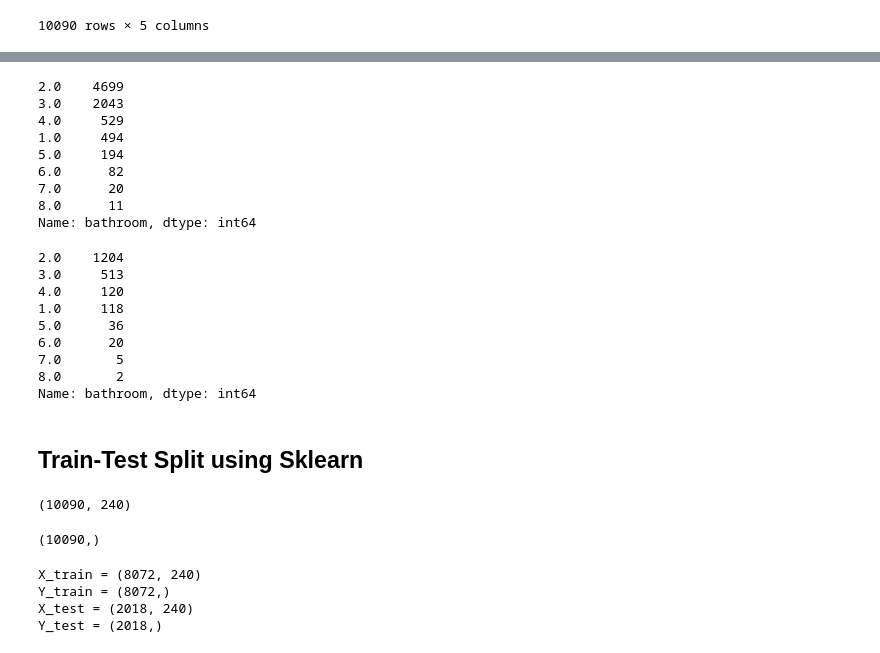
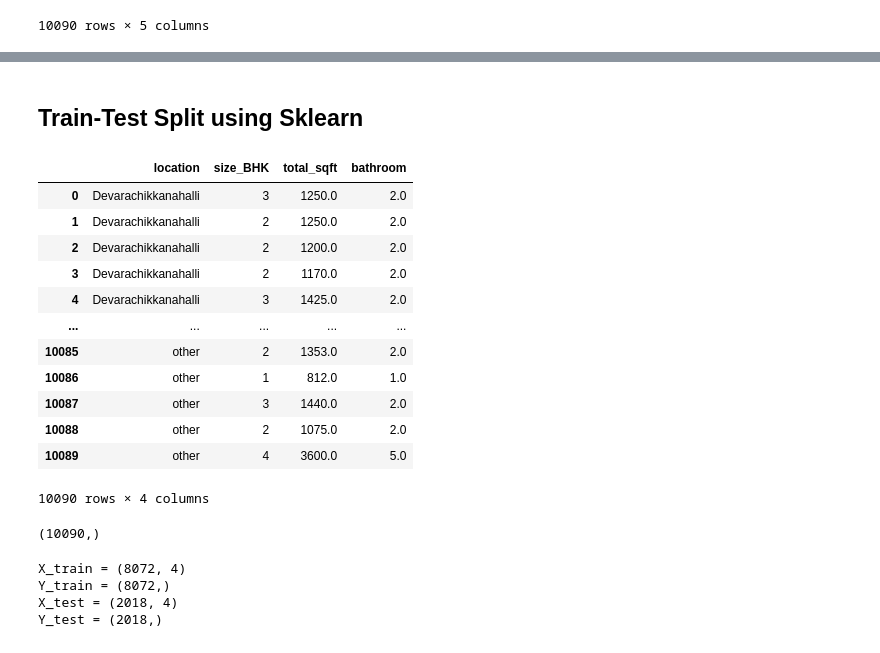
Before and after one commit to paramshah31/housePricePrediction, a Jupyter notebook: Code/experiment.ipynb, the cells around one changed output, grey strips where cells are left out. Saved outputs shown, nothing was run; the diff lists cells and outputs as text; code cells hidden in the pictures.

```diff
--- a/Code/experiment.ipynb
+++ b/Code/experiment.ipynb
@@ -790,4 +770,0 @@ dummy_variables
-# %%
-house = pd.concat([house, dummy_variables.drop('other', axis=1)], axis=1)
-house = house.drop('location', axis=1)
-house
@@ -860,34 +771,22 @@ Name: bathroom, dtype: int64
-# %%
-X_ex_train['bathroom'].value_counts()
-# %% [output]
-2.0    4699
-3.0    2043
-4.0     529
-1.0     494
-5.0     194
-6.0      82
-7.0      20
-8.0      11
-Name: bathroom, dtype: int64
-# %%
-X_ex_test['bathroom'].value_counts()
-# %% [output]
-2.0    1204
-3.0     513
-4.0     120
-1.0     118
-5.0      36
-6.0      20
-7.0       5
-8.0       2
-Name: bathroom, dtype: int64
 # %% [markdown]
 ## Train-Test Split using Sklearn
 # %%
 X = house.drop(['price_lakhs'], axis=1)
-X.shape
+X
 # %% [output]
+|  | location | size_BHK | total_sqft | bathroom |
+| 0 | Devarachikkanahalli | 3 | 1250.0 | 2.0 |
+| 1 | Devarachikkanahalli | 2 | 1250.0 | 2.0 |
+| 2 | Devarachikkanahalli | 2 | 1200.0 | 2.0 |
+| 3 | Devarachikkanahalli | 2 | 1170.0 | 2.0 |
+| 4 | Devarachikkanahalli | 3 | 1425.0 | 2.0 |
+| ... | ... | ... | ... | ... |
+| 10085 | other | 2 | 1353.0 | 2.0 |
+| 10086 | other | 1 | 812.0 | 1.0 |
+| 10087 | other | 3 | 1440.0 | 2.0 |
+| 10088 | other | 2 | 1075.0 | 2.0 |
+| 10089 | other | 4 | 3600.0 | 5.0 |
-(10090, 240)
+10090 rows × 4 columns
 # %%
 Y = house['price_lakhs']
 Y.shape
@@ -902,7 +801,7 @@ print("Y_train =", Y_train.shape)
 print("X_test =", X_test.shape)
 print("Y_test =", Y_test.shape)
 # %% [output]
-X_train = (8072, 240)
+X_train = (8072, 4)
 Y_train = (8072,)
-X_test = (2018, 240)
+X_test = (2018, 4)
 Y_test = (2018,)
```
Also changed, not shown: parts of 48 cells of this notebook, 11 other files.
